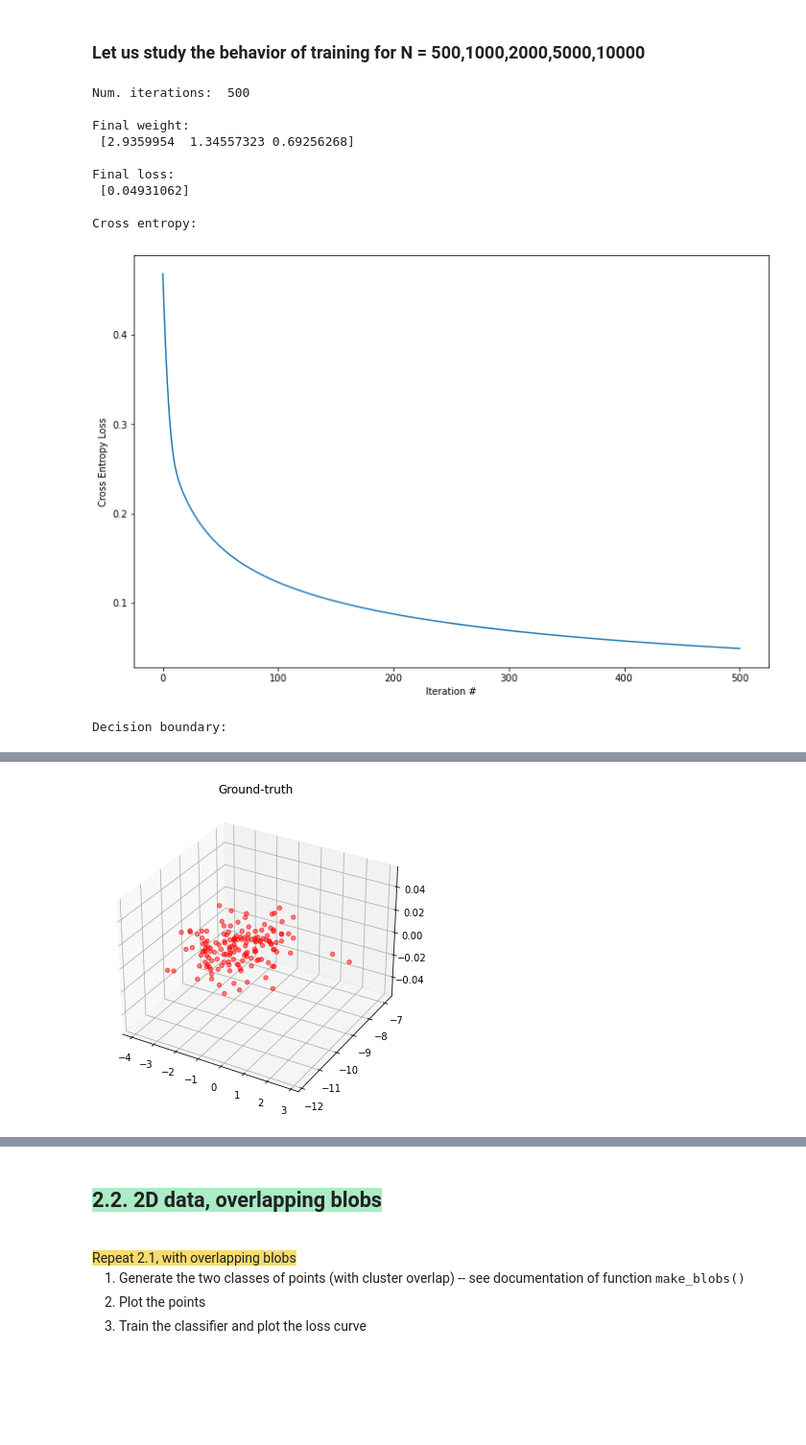
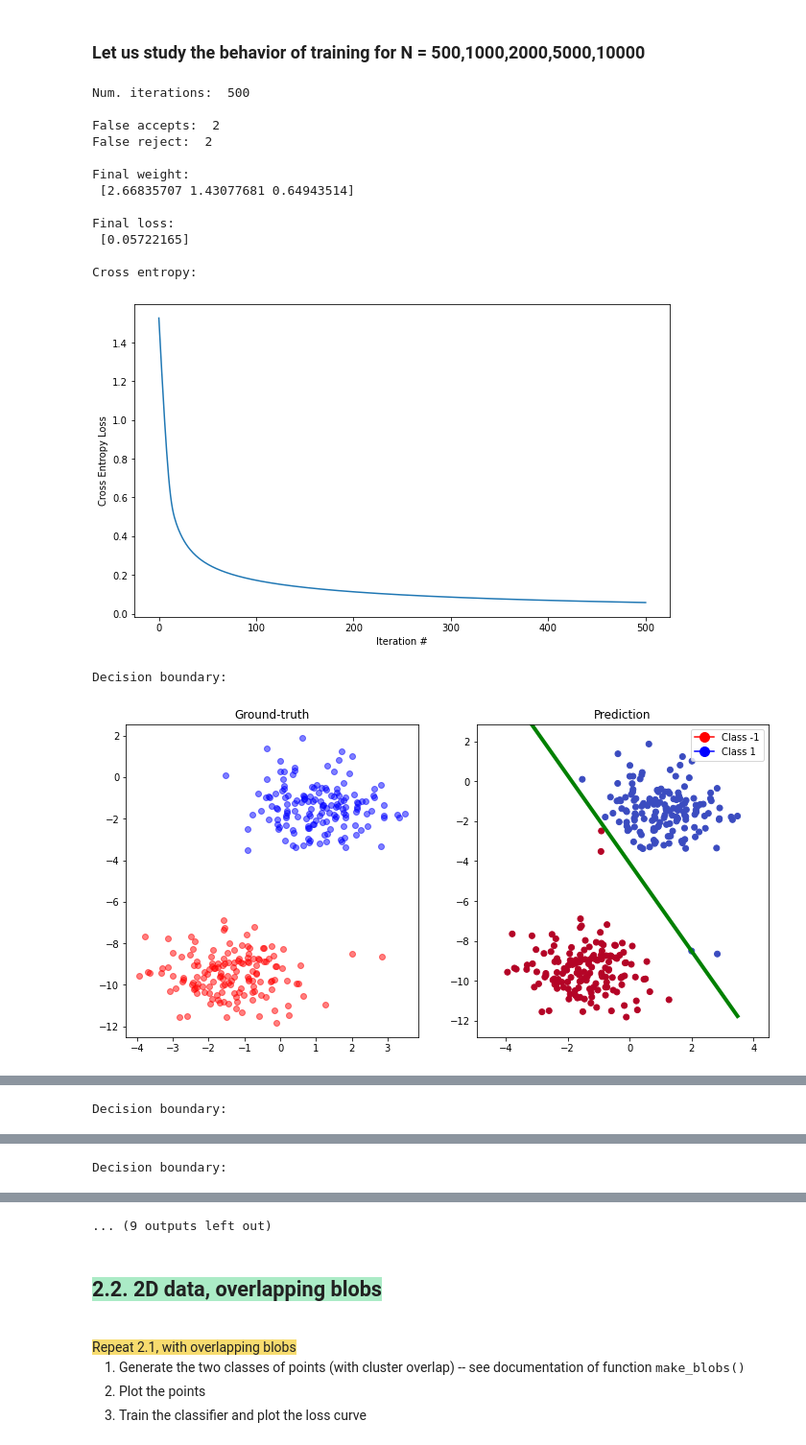
Before and after one commit to gdquintero/mac5832, a Jupyter notebook: ep2/ep02_logreg.ipynb, the cells around one changed output, grey strips where cells are left out. Shown at 96% size. Cells and saved outputs as stored; diff of their text form; code cells hidden in the pictures; blank space fills up the shorter version.

```diff
--- a/ep2/ep02_logreg.ipynb
+++ b/ep2/ep02_logreg.ipynb
@@ -398,0 +353,15 @@ Number of false accepts:  2
+# %%
+# Defining a threshold:
+threshold = 0.5
+
+# Transforming continuous values of y_pred into binary values {-1,1}
+y_pred[y_pred >= threshold] = 1
+y_pred[y_pred < threshold] = -1
+
+# Using the function confusion_matrix to get the cost matrix in the Example 1.1 of Mostafa's book
+tn, fp, fn, tp = confusion_matrix(y,y_pred).ravel()
+
+# Printint the wrong classifications:
+print()
+print("False accepts: ",fp)
+print("False reject: ", fn)
@@ -405,36 +377,41 @@ Try the above training with different number of iterations and learning rates. C
 # %%
 iterations = [500,1000,2000,5000,10000]
 
 for k in iterations:
     w_logistic, loss = train_logistic(X, y, learning_rate = 1e-1, w0 = None, num_iterations = k, return_history = True)
+    y_pred = predict_logistic(X, w_logistic)
+    y_pred[y_pred >= threshold] = 1
+    y_pred[y_pred < threshold] = -1
+    tn, fp, fn, tp = confusion_matrix(y,y_pred).ravel()
     print()
     print("Num. iterations: ",k)
+    print()
+    print("False accepts: ",fp)
+    print("False reject: ", fn)
     print()
     print("Final weight:\n", w_logistic)
     print()
     print("Final loss:\n", loss[-1])
     print()
     print("Cross entropy:")
     plot_cross_entropy(loss)
-    y_pred = predict_logistic(X, w_logistic)
     print()
     print("Decision boundary:")
-    plot_decision_boundary(y_pred)
-    false_reject,false_accept = error_measure(threshold,y,y_pred)
-    print()
-    print("Number of false rejects: ",false_reject)
-    print()
-    print("Number of false accepts: ",false_accept)
+    plot_decision_boundary(X,y,w_logistic,y_pred)
     print("======================================================================================")
 # %% [output]
 Num. iterations:  500
 
+False accepts:  2
+False reject:  2
+
 Final weight:
- [2.9359954  1.34557323 0.69256268]
+ [2.66835707 1.43077681 0.64943514]
 
 Final loss:
- [0.04931062]
+ [0.05722165]
 
 Cross entropy:
-[figure, old version]
+[figure, new version]
 Decision boundary:
+[figure, new version]
@@ -442 +431,0 @@ TypeError: Axes3D.scatter() missing 2 required positional arguments: 'xs' and 'y
-[figure, old version]
@@ -442,0 +433 @@ TypeError: Axes3D.scatter() missing 2 required positional arguments: 'xs' and 'y
+Decision boundary:
@@ -442,0 +450 @@ TypeError: Axes3D.scatter() missing 2 required positional arguments: 'xs' and 'y
+Decision boundary:
@@ -443,3 +452,4 @@ TypeError: Axes3D.scatter() missing 2 required positional arguments: 'xs' and 'y
+... (9 outputs left out)
 # %% [markdown]
 ## <font style="background-color:#abebc6">2.2.  2D data, overlapping blobs</font>
 
```
Also changed, not shown: parts of 25 cells of this notebook.
